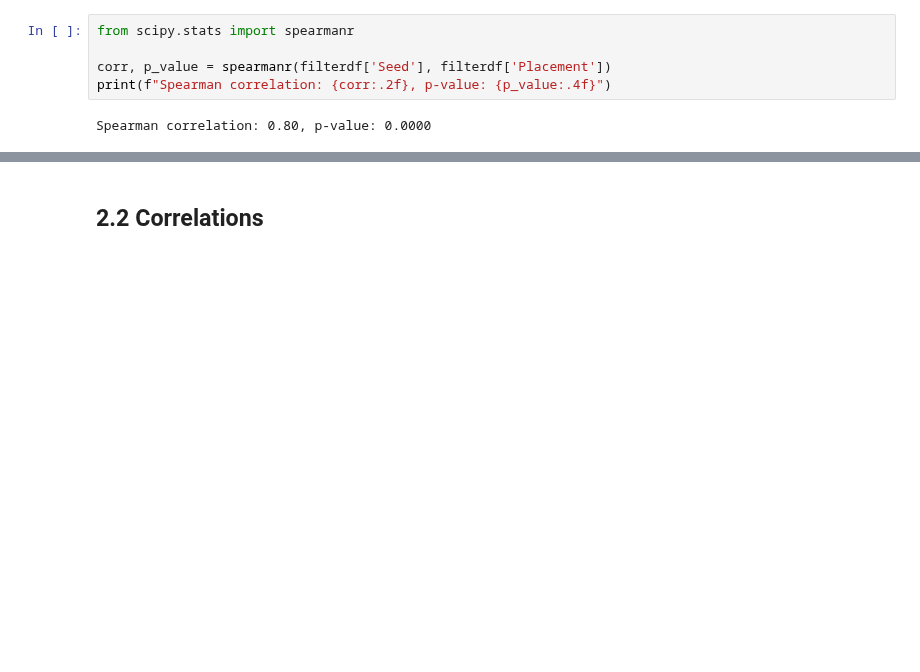
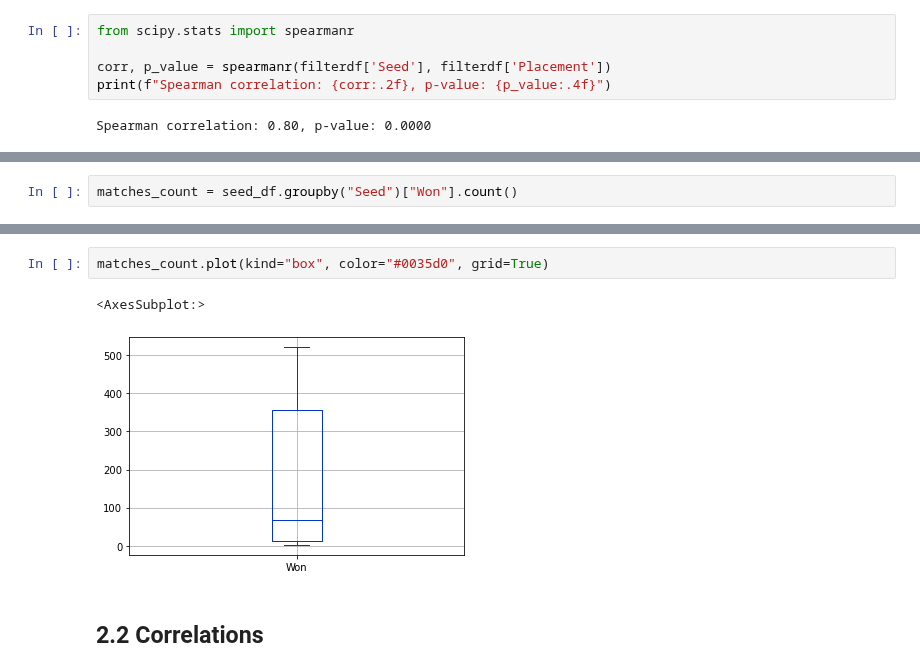
Before and after one commit to DarrenCCT/Tournament-Analysis, a Jupyter notebook: EUAC - Analysis.ipynb, the cells around one changed output, grey strips where cells are left out. Cells and saved outputs as stored; diff of their text form; blank space fills up the shorter version.

```diff
--- a/EUAC - Analysis.ipynb
+++ b/EUAC - Analysis.ipynb
@@ -682,0 +757,2 @@ filterdf.sort_values(by="Diff", ascending=False)
+# %%
+matches_count = seed_df.groupby("Seed")["Won"].count()
@@ -683,2 +779,7 @@ filterdf.sort_values(by="Diff", ascending=False)
+# %%
+matches_count.plot(kind="box", color="#0035d0", grid=True)
+# %% [output]
+<AxesSubplot:>
+[figure, added]
 # %% [markdown]
 ## 2.2 Correlations
```
Also changed, not shown: parts of 27 cells of this notebook.
